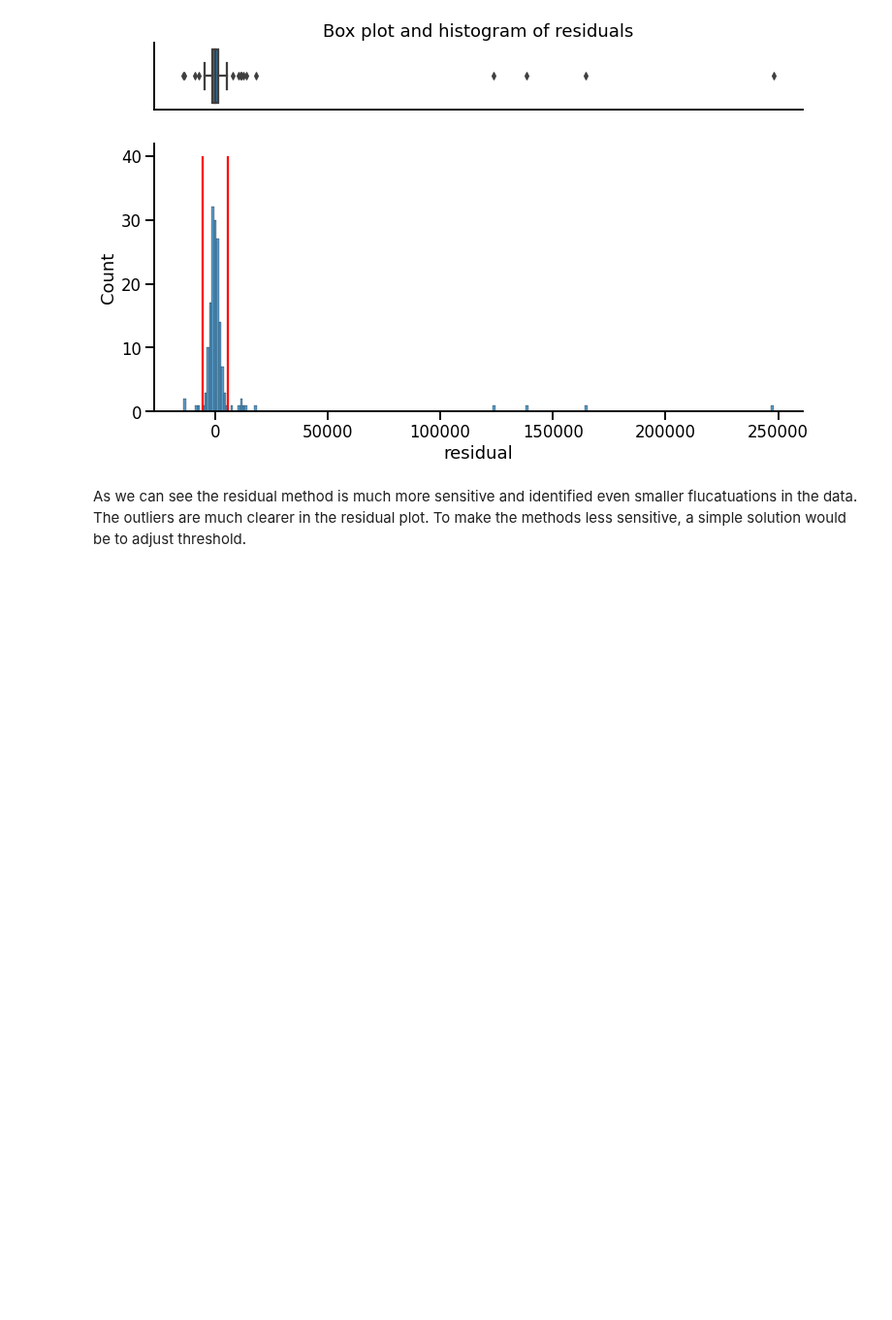
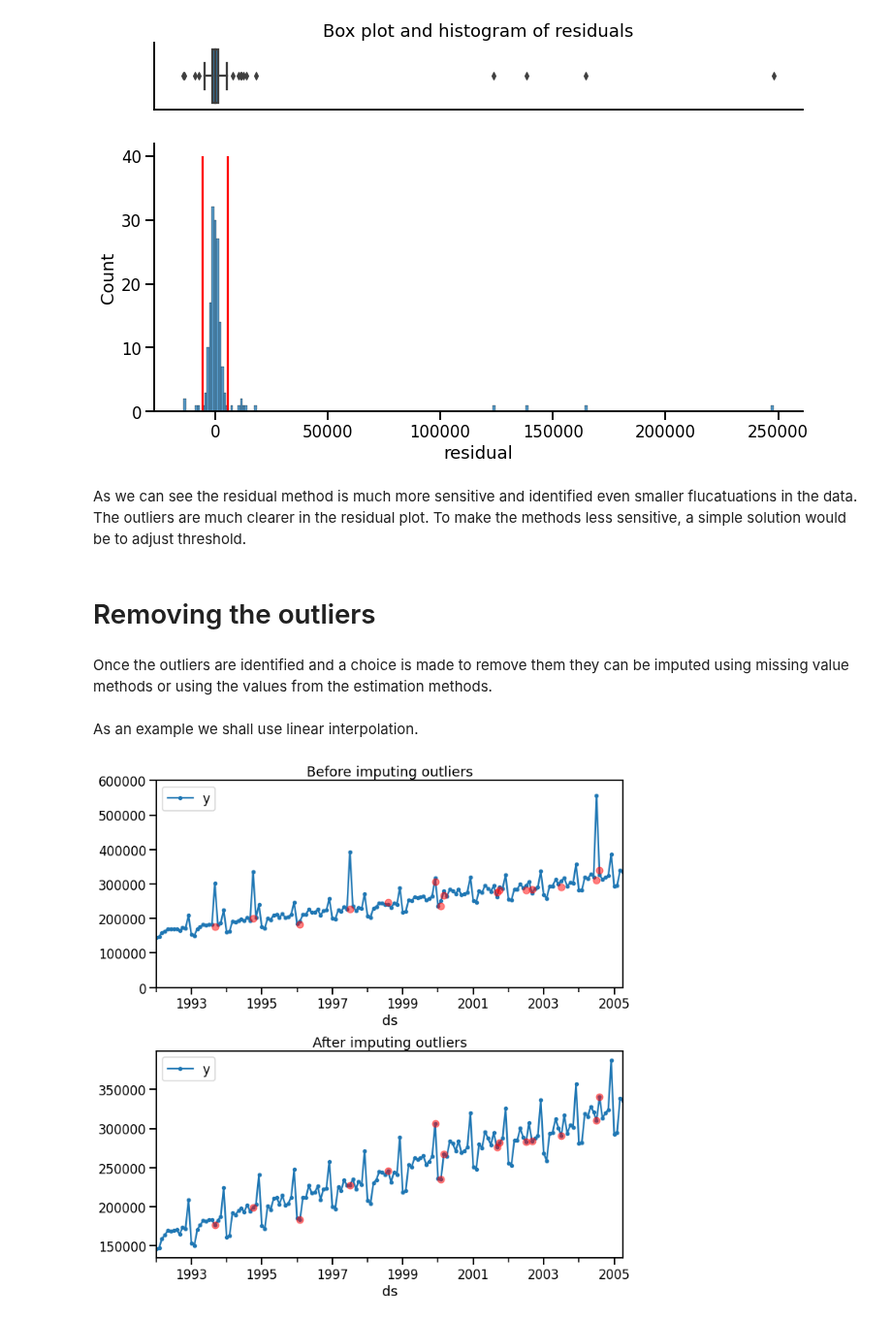
Before and after one commit to trainindata/feature-engineering-for-time-series-forecasting, a Jupyter notebook: 06-Outliers/02-detect-outliers-using-residuals-LOWESS.ipynb, the cells around one changed output. Shown at 97% size. Saved outputs shown, nothing was run; the diff lists cells and outputs as text; code cells hidden in the pictures; blank space fills up the shorter version.

```diff
--- a/06-Outliers/02-detect-outliers-using-residuals-LOWESS.ipynb
+++ b/06-Outliers/02-detect-outliers-using-residuals-LOWESS.ipynb
@@ -222,3 +222,33 @@ plt.show()
 [figure]
 # %% [markdown]
 As we can see the residual method is much more sensitive and identified even smaller flucatuations in the data. The outliers are much clearer in the residual plot. To make the methods less sensitive, a simple solution would be to adjust threshold.
+# %% [markdown]
+# Removing the outliers
+# %% [markdown]
+Once the outliers are identified and a choice is made to remove them they can be imputed using missing value methods or using the values from the estimation methods.
+# %% [markdown]
+As an example we shall use linear interpolation.
+# %%
+# Set outliers to NaN
+df_.loc[df_["is_outlier"], "y"] = np.NaN
+
+# Apply linear interpolation
+df_.interpolate(method="linear", inplace=True)
+
+# Add the seasonality extracted from STL back to deseasoned data
+df_["y"] = df_["y"] + res.seasonal
+
+# Plot the data and location of the identified outliers from the rolling median method
+fig, ax = plt.subplots(nrows=2, figsize=[10, 10])
+df.plot(y="y", marker=".", title="Before imputing outliers", ax=ax[0])
+df_[df_["is_outlier"]]["y"].plot(
+    marker="o", color="r", ax=ax[0], legend=None, linestyle="", alpha=0.5
+)
+df_.plot(y=["y"], marker=".", title="After imputing outliers", ax=ax[1])
+df_[df_["is_outlier"]]["y"].plot(
+    marker="o", color="r", ax=ax[1], legend=None, linestyle="", alpha=0.5
+)
+ax[0].set_ylim([0, 600000])
+plt.tight_layout()
+# %% [output]
+[figure, added]
```
Also changed, not shown: parts of 2 cells of this notebook, 1 other file.
